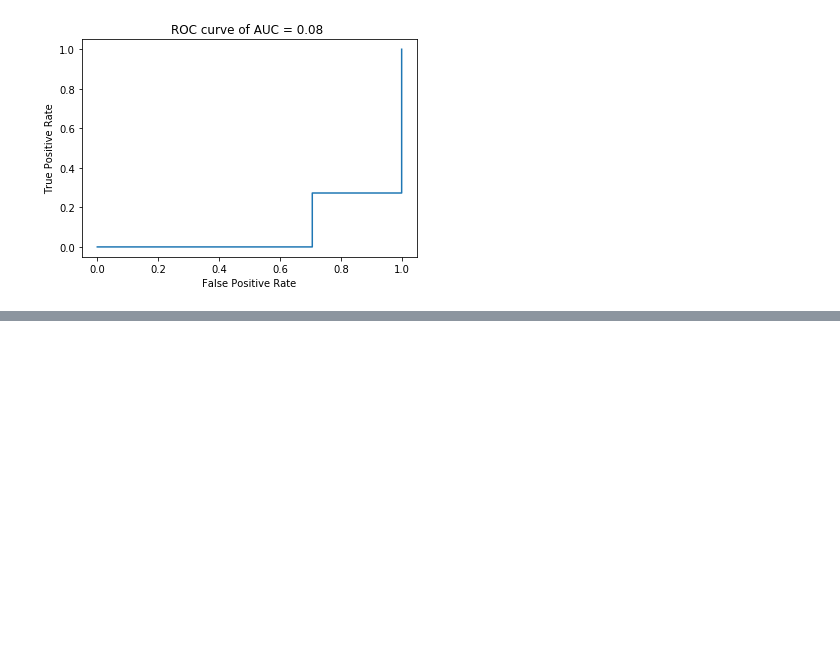
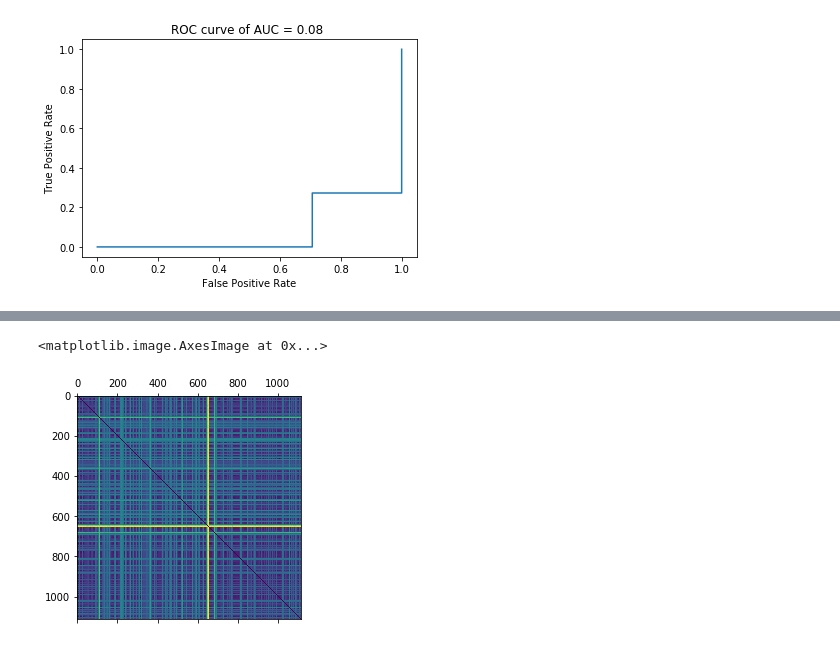
Before and after one commit to Nanomsky/NLP-classification, a Jupyter notebook: NLP Classification.ipynb, the cells around one changed output, grey strips where cells are left out. Saved outputs shown, nothing was run; the diff lists cells and outputs as text; code cells hidden in the pictures; blank space fills up the shorter version.

```diff
--- a/NLP Classification.ipynb
+++ b/NLP Classification.ipynb
@@ -543,0 +425,5 @@ Auc = computeRoc(yte, p_val)
+# %%
+plt.matshow(H3)
+# %% [output]
+<matplotlib.image.AxesImage at 0x...>
+[figure, added]
```
Also changed, not shown: parts of 70 cells of this notebook, 4 other files.
